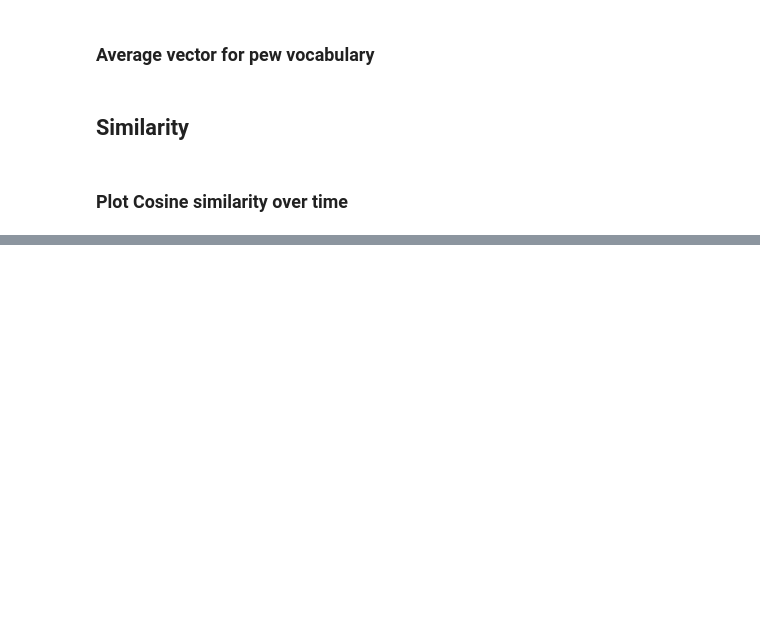
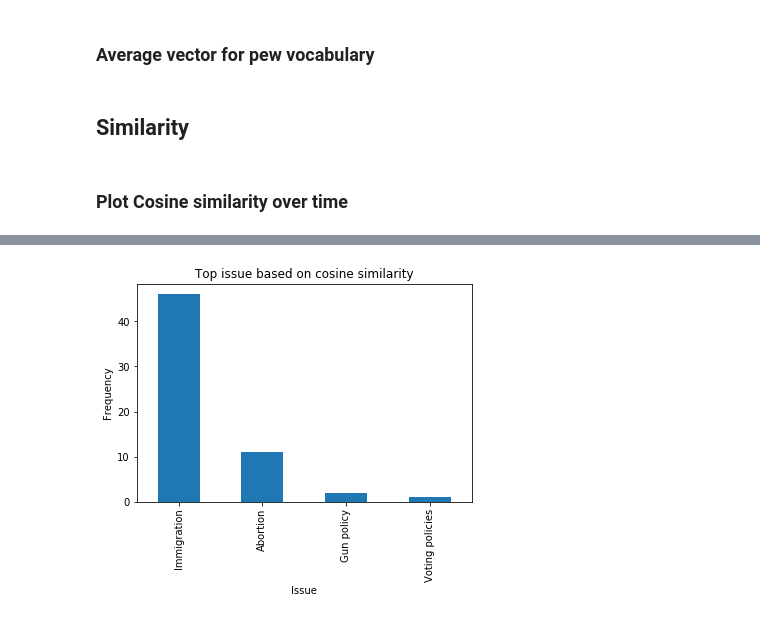
Before and after one commit to rileyschenck/milestoneproject, a Jupyter notebook: GoogleNewsVectors.ipynb, the cells around one changed output, grey strips where cells are left out. Drawn from its saved outputs; the diff is of its cells as text; code cells hidden in the pictures; blank space fills up the shorter version.

```diff
--- a/GoogleNewsVectors.ipynb
+++ b/GoogleNewsVectors.ipynb
@@ -135,0 +163,28 @@ Text(0.5, 1.0, 'Gun policy')
+# %%
+def simple_classifier(data):
+
+    # take the subset of data that stores the cosine similarity value per issue
+    subset = data[list(pew.issue)]
+
+    # save the classification result as the max cosine similarity score per issue
+    data['classification'] = subset.idxmax(axis=1)
+
+    return data
+# %%
+data_maddow = simple_classifier(data_maddow)
+data_carlson = simple_classifier(data_carlson)
+# %%
+def frequency_bar(data):
+
+    # create a bar plot showing the frequency of each column name
+    fig, ax = plt.subplots()
+    data['classification'].value_counts().plot(kind='bar', ax=ax)
+    ax.set_xlabel('Issue')
+    ax.set_ylabel('Frequency')
+    ax.set_title('Top issue based on cosine similarity')
+
+    return plt.show()
+# %%
+frequency_bar(data_maddow)
+# %% [output]
+[figure, added]
```
Also changed, not shown: parts of 19 cells of this notebook.
